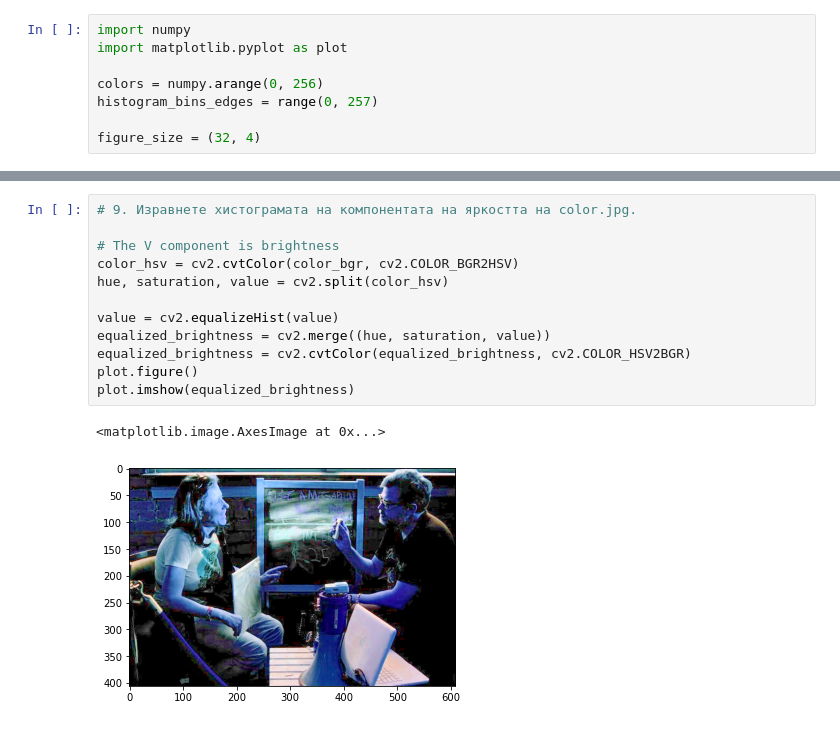
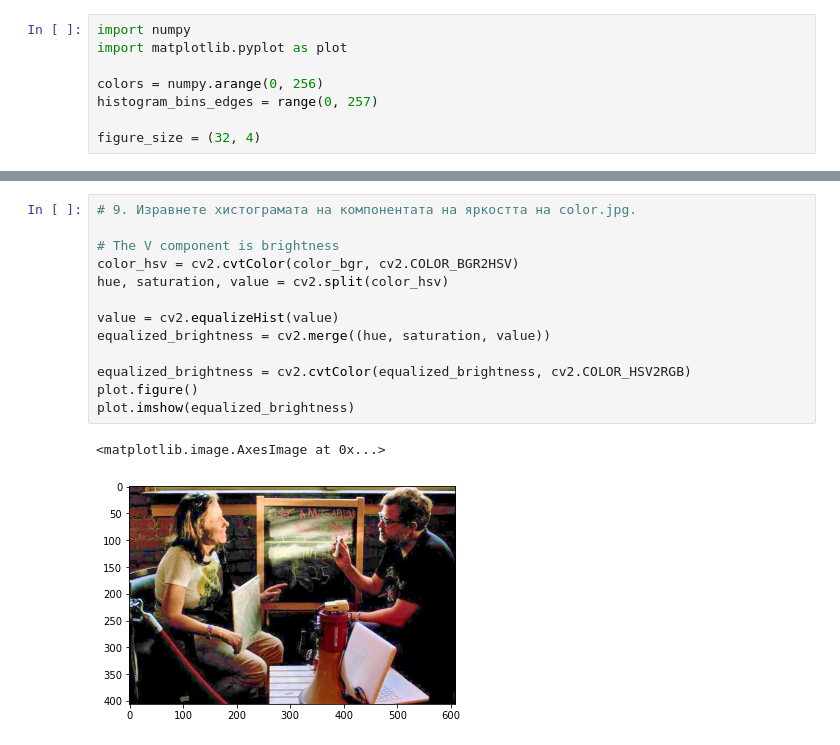
Before and after one commit to ivancho-ifa/image-manipulation, a Jupyter notebook: Practice 1.ipynb, the cells around one changed output, grey strips where cells are left out. Saved outputs shown, nothing was run; the diff lists cells and outputs as text.

```diff
--- a/Practice 1.ipynb
+++ b/Practice 1.ipynb
@@ -341,15 +354,16 @@ plot.imshow(equalized)
 # %%
 # 9. Изравнете хистограмата на компонентата на яркостта на color.jpg.
 
 # The V component is brightness
 color_hsv = cv2.cvtColor(color_bgr, cv2.COLOR_BGR2HSV)
 hue, saturation, value = cv2.split(color_hsv)
 
 value = cv2.equalizeHist(value)
 equalized_brightness = cv2.merge((hue, saturation, value))
-equalized_brightness = cv2.cvtColor(equalized_brightness, cv2.COLOR_HSV2BGR)
+
+equalized_brightness = cv2.cvtColor(equalized_brightness, cv2.COLOR_HSV2RGB)
 plot.figure()
 plot.imshow(equalized_brightness)
 # %% [output]
 <matplotlib.image.AxesImage at 0x...>
-[figure, old version]
+[figure, new version]
```
Also changed, not shown: parts of 8 cells of this notebook.
